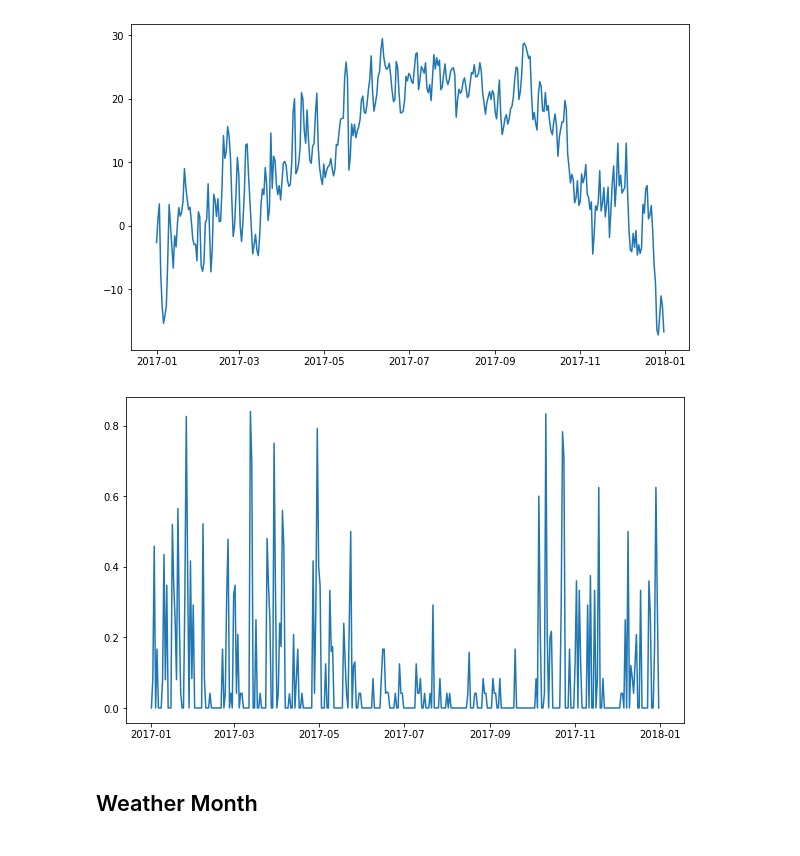
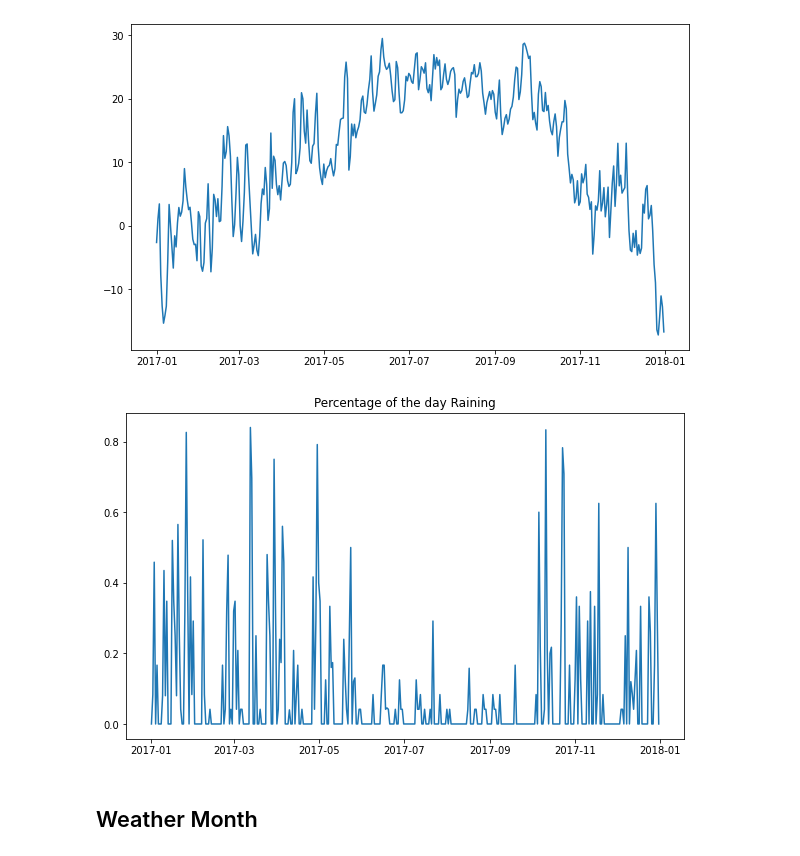
Before and after one commit to NeffIsBack/ThePredictors_DSML_Team_Assignment, a Jupyter notebook: Code_TeamAssignment.ipynb, the cells around one changed output. Drawn from its saved outputs; the diff is of its cells as text; code cells hidden in the pictures.

```diff
--- a/Code_TeamAssignment.ipynb
+++ b/Code_TeamAssignment.ipynb
@@ -312,11 +312,13 @@ plt.show()
 # %%
 fig, ax = plt.subplots(figsize = (10,6))
 
 ax.plot(chicago_weather_2017_precip_daily)
+ax.set_title("Percentage of the day Raining")
+ax.set
 
 plt.show()
 # %% [output]
-[figure, old version]
+[figure, new version]
 # %% [markdown]
 ## Weather Month
 # %%
```
Also changed, not shown: parts of 7 cells of this notebook, 1 other file.
